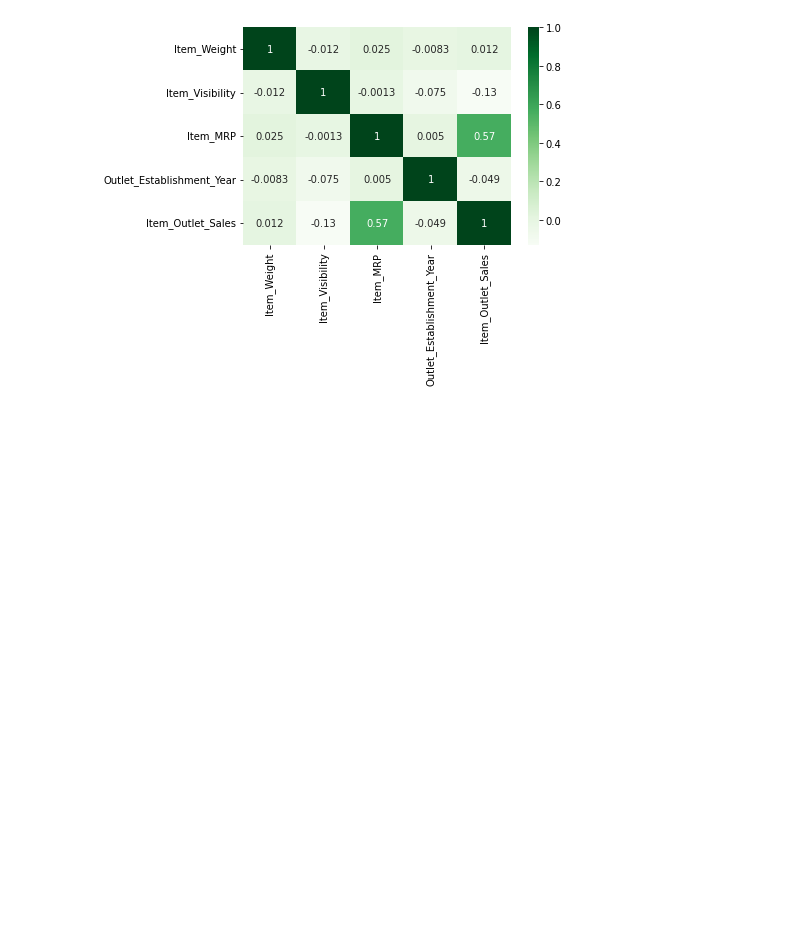
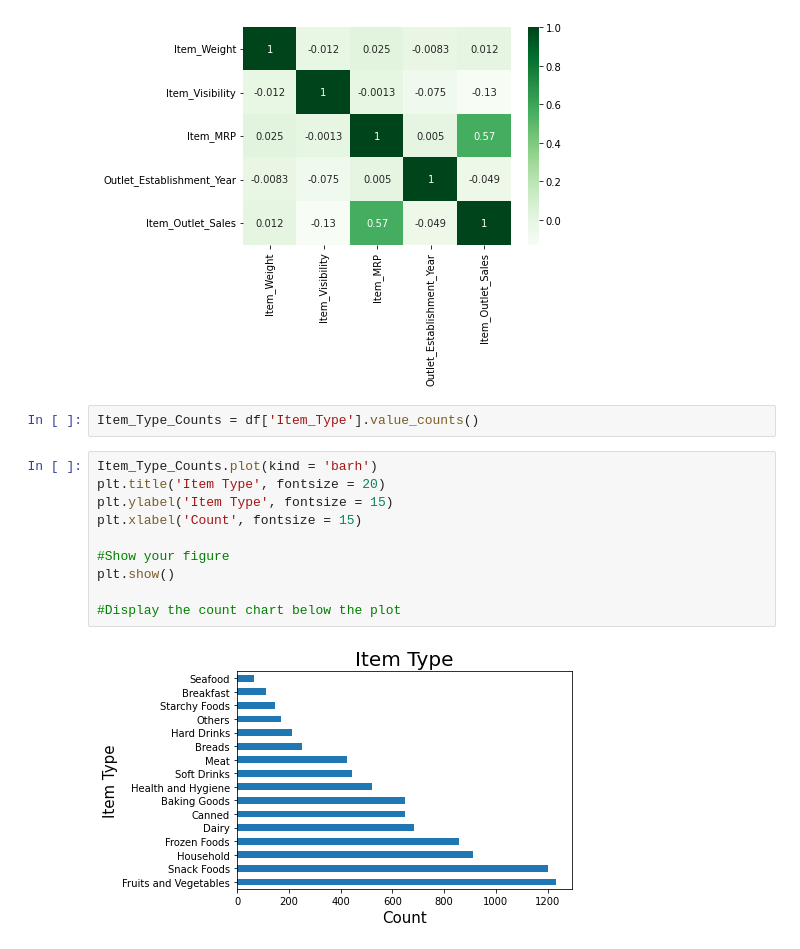
Before and after one commit to mkwak92/food_sales_predictions, a Jupyter notebook: Food_Sales_Predictions.ipynb, the cells around one changed output. Cells and saved outputs as stored; diff of their text form; blank space fills up the shorter version.

```diff
--- a/Food_Sales_Predictions.ipynb
+++ b/Food_Sales_Predictions.ipynb
@@ -340,3 +342,17 @@ sns.heatmap(corr, cmap = 'Greens', annot = True)
 # %% [output]
 <matplotlib.axes._subplots.AxesSubplot at 0x...>
 [figure]
+# %%
+Item_Type_Counts = df['Item_Type'].value_counts()
+# %%
+Item_Type_Counts.plot(kind = 'barh')
+plt.title('Item Type', fontsize = 20)
+plt.ylabel('Item Type', fontsize = 15)
+plt.xlabel('Count', fontsize = 15)
+
+#Show your figure
+plt.show()
+
+#Display the count chart below the plot
+# %% [output]
+[figure, added]
```
Also changed, not shown: parts of 9 cells of this notebook.
